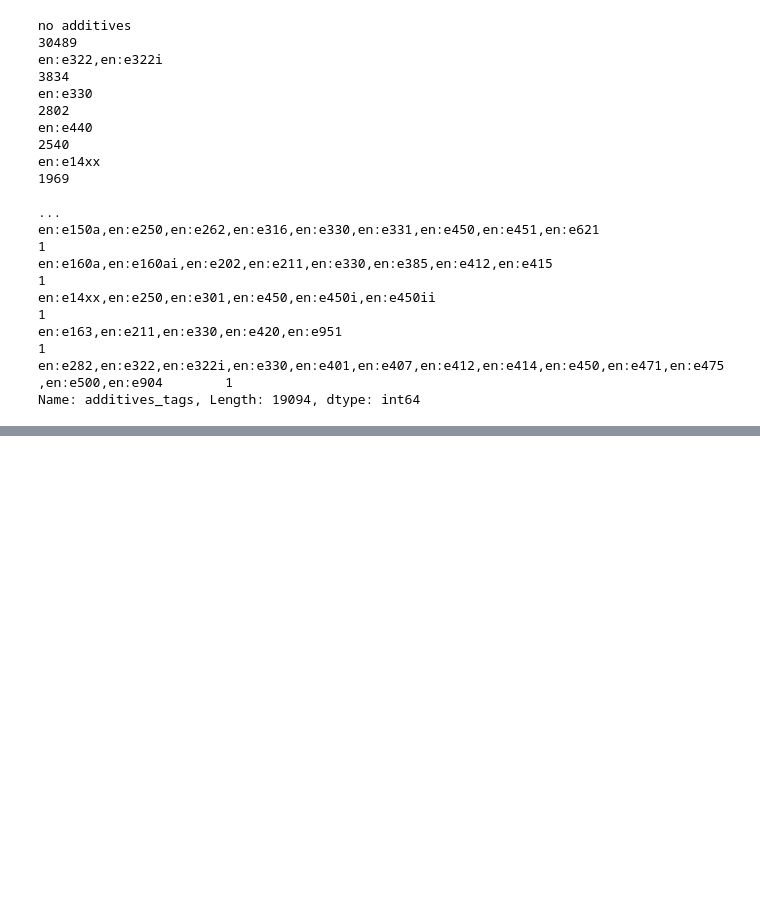
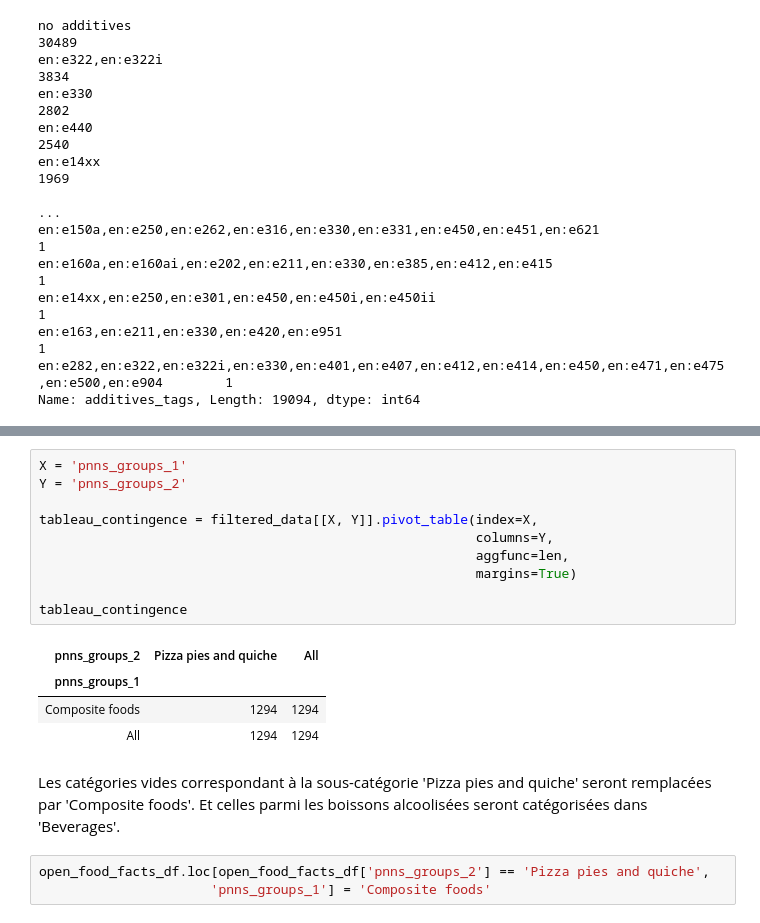
Before and after one commit to sebastienbourgeois/oc-p3-conception-application-sante-publique, a Jupyter notebook: PSante_02_notebookexploration.ipynb, the cells around one changed output, grey strips where cells are left out. Saved outputs shown, nothing was run; the diff lists cells and outputs as text; blank space fills up the shorter version.

```diff
--- a/PSante_02_notebookexploration.ipynb
+++ b/PSante_02_notebookexploration.ipynb
@@ -1442,0 +1500,20 @@ Name: additives_tags, Length: 19094, dtype: int64
+# %%
+X = 'pnns_groups_1'
+Y = 'pnns_groups_2'
+
+tableau_contingence = filtered_data[[X, Y]].pivot_table(index=X,
+                                                        columns=Y,
+                                                        aggfunc=len,
+                                                        margins=True)
+
+tableau_contingence
+# %% [output]
+| pnns_groups_2 | Pizza pies and quiche | All |
+| pnns_groups_1 |  |  |
+| Composite foods | 1294 | 1294 |
+| All | 1294 | 1294 |
+# %% [markdown]
+Les catégories vides correspondant à la sous-catégorie 'Pizza pies and quiche' seront remplacées par 'Composite foods'. Et celles parmi les boissons alcoolisées seront catégorisées dans 'Beverages'.
+# %%
+open_food_facts_df.loc[open_food_facts_df['pnns_groups_2'] == 'Pizza pies and quiche',
+                      'pnns_groups_1'] = 'Composite foods'
```
Also changed, not shown: parts of 10 cells of this notebook.
